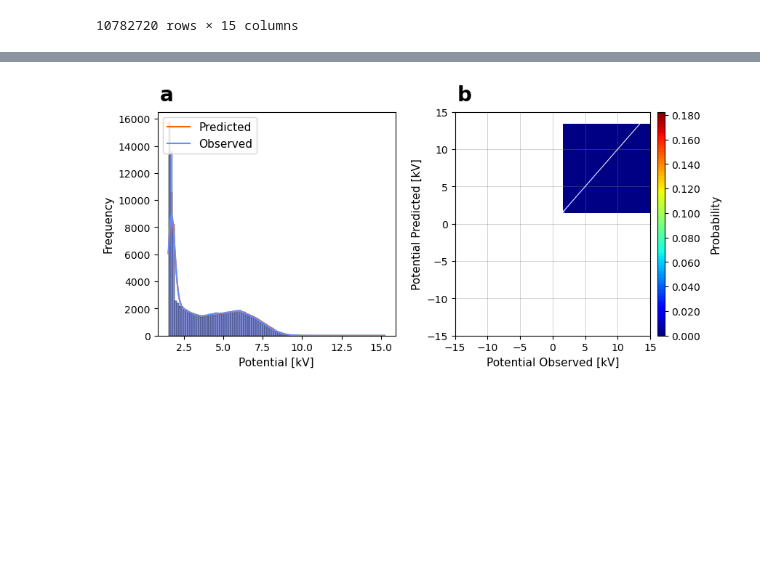
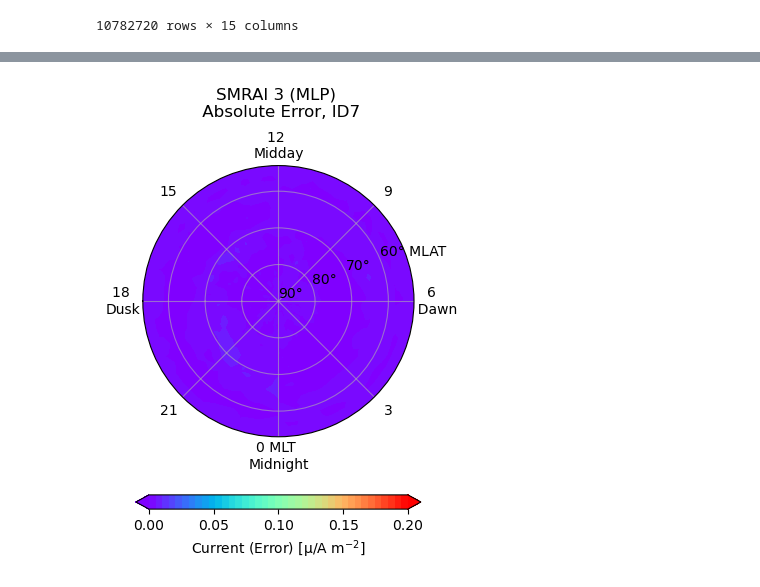
Before and after one commit to reddy-sachin/REPPU-ESN2, a Jupyter notebook: MLP/mlp_analysis.ipynb, the cells around one changed output, grey strips where cells are left out. Drawn from its saved outputs; the diff is of its cells as text; code cells hidden in the pictures; blank space fills up the shorter version.

```diff
--- a/MLP/mlp_analysis.ipynb
+++ b/MLP/mlp_analysis.ipynb
@@ -214,3 +231,42 @@ ax.grid(True, linestyle='-', alpha=0.6)
+# %%
+# Define the polar plot parameters
+theta = np.linspace(0, 360, 80) - 90
+theta_rad = theta / 360 * 2 * np.pi
+r = 90 - np.linspace(53.1, 89.7, 30)
+shrink = .5
+
+abs_error = (y_ds['y_diff'].values)
+
+fig, ax = plt.subplots(subplot_kw={'projection': 'polar'}, figsize=(6,5))
+
+c_true = ax.contourf(theta_rad, r, abs_error, levels=np.linspace(0, .2, 40), cmap='rainbow', extend='both')
+ax.set_ylim([0, 37])
+ax.set_yticks([0, 10, 20, 30])
+ax.set_yticklabels(["90°", "80°", "70°", "60° MLAT"])
+ax.set_xlim([-np.pi, np.pi])
+ax.set_xticks(np.linspace(-np.pi, np.pi, 9)[1:])
+ax.set_xticklabels(["21", "0 MLT \nMidnight", "3", "6 \n  Dawn", "9", "12 \nMidday", "15", "18 \nDusk"])
+ax.set_title(f'SMRAI 3 (MLP) \n Absolute Error, ID7', pad=10, fontsize=12)
+
+
+# Customize colorbar ticks and labels
+ma = r'$\mathrm{\mu}$/A m$^{-2}$'
+cb = plt.colorbar(c_true, ax=ax, label=f'Current (Error) [{ma}]', shrink=shrink, pad=0.15,
+                ticks=np.arange(0,.205,0.05), orientation='horizontal')
+#tick_locator = ticker.MaxNLocator(nbins=6)
+#cb.locator = tick_locator
+#cb.update_ticks()
+
+# Convert ticks to scientific notation
+#tick_values = cb.ax.get_xticks()
+#cb.ax.set_xticklabels([f"{tick:.0e}" for tick in tick_values])
+
+ax.grid(True, linestyle='-', alpha=0.6)
+
+plt.tight_layout()
+#plt.savefig('MLP_current_ID7.png', dpi=300, bbox_inches='tight')
+# %% [output]
+[figure, added]
 # %%
 def create_diagonal_ref_plot(df):
 
@@ -345,8 +401,6 @@ def create_diagonal_ref_plot(df):
     #return hist_df
 
 create_diagonal_ref_plot(y_df)
-# %% [output]
-[figure, removed]
 # %%
 tv_curves = pd.read_csv(f'{path}/train-val-curves_{mid}.csv', index_col=0)
 tv_curves.rename(columns={'train_losses':'Training Loss', 'val_losses':'Validation Loss'}, inplace=True)
```
Also changed, not shown: parts of 8 cells of this notebook, 16 other files.
